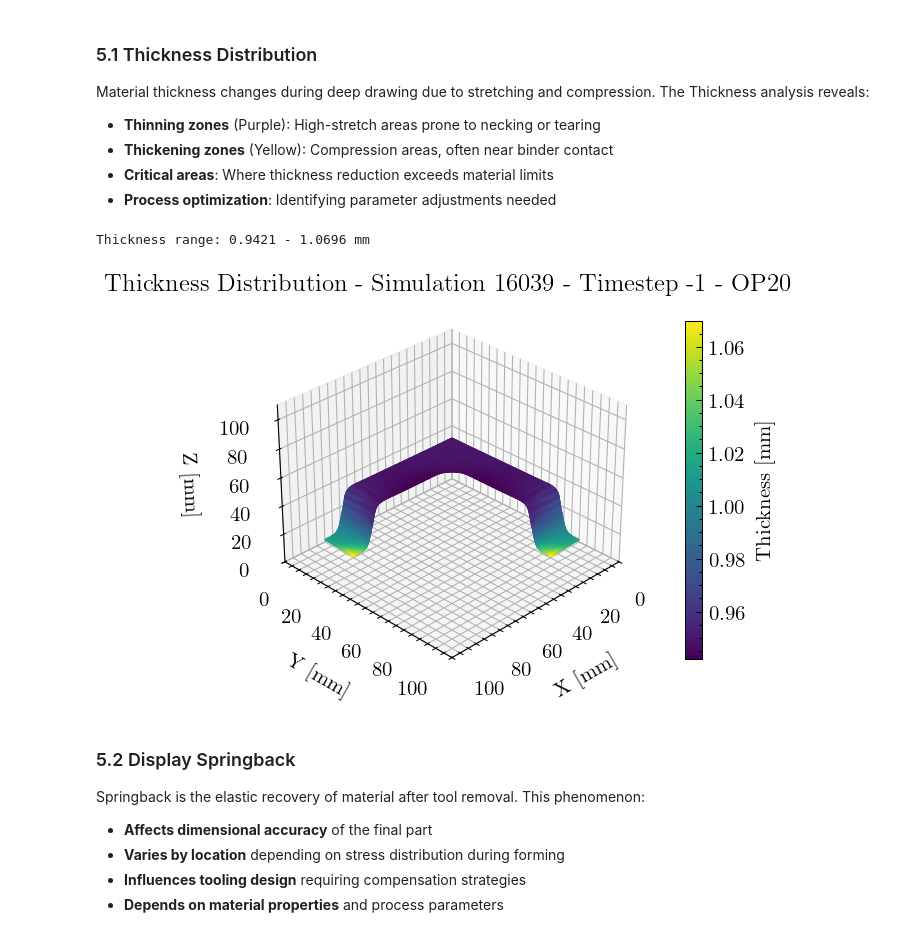
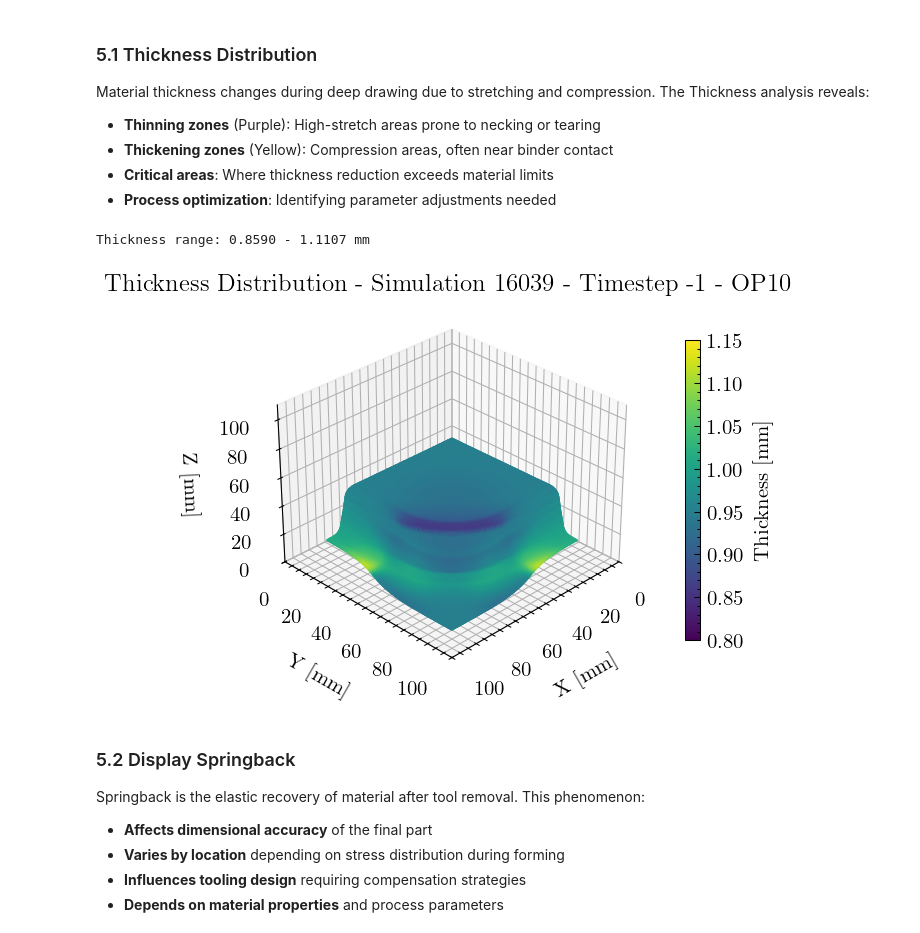
Before and after one commit to BaumSebastian/DDACS, a Jupyter notebook: examples/dataset_demo.ipynb, the cells around one changed output. Drawn from its saved outputs; the diff is of its cells as text; code cells hidden in the pictures.

```diff
--- a/examples/dataset_demo.ipynb
+++ b/examples/dataset_demo.ipynb
@@ -401,7 +403,7 @@ Material thickness changes during deep drawing due to stretching and compression
 # Variables
 THICKNESS_TIMESTEP = -1 # The last time step of the operation.
 COMPONENT = 'blank' # Only blank possible if operation 20 is selected.
-OPERATION = 20 # Can be 10 or 20.
+OPERATION = 10 # Can be 10 or 20.
 
 fig = plt.figure(figsize=FIGURE_SIZE, dpi=FIGURE_DPI)
 ax = fig.add_subplot(111, projection='3d')
@@ -410,38 +412,43 @@ ax = fig.add_subplot(111, projection='3d')
 vertices, triangles = extract_mesh(h5_path, 'blank', timestep=THICKNESS_TIMESTEP, operation=OPERATION)
 thickness = extract_element_thickness(h5_path, timestep=THICKNESS_TIMESTEP, operation=OPERATION)
 faces = vertices[triangles]
 
 # Map element data to triangles
 thickness_per_triangle = np.repeat(thickness, 2)[:len(triangles)]
 print(f"Thickness range: {thickness.min():.4f} - {thickness.max():.4f} mm")
-norm_thickness = (thickness_per_triangle - thickness.min()) / (thickness.max() + 0.00001 - thickness.min())
 
-colors = plt.cm.viridis(norm_thickness)
+# It is recommended to try set this globally. Keeping these values stationary, will result in similar colormaps over different simulations and makes them actually comparable.
+global_thickness_min = 0.8
+global_thickness_max = 1.15
+
+norm = Normalize(vmin=global_thickness_min, vmax=global_thickness_max)
+colors = plt.cm.viridis(norm(thickness_per_triangle))
+
 collection = Poly3DCollection(faces, facecolors=colors, edgecolors=colors, alpha=1)
 
 ax.add_collection3d(collection)
 ax.plot_surface
 
-sm = plt.cm.ScalarMappable(cmap='viridis', norm=plt.Normalize(thickness.min(), thickness.max()))
+sm = plt.cm.ScalarMappable(cmap='viridis', norm=norm)
 cbar = plt.colorbar(sm, ax=ax, shrink=.8)
 cbar.ax.yaxis.set_major_formatter(ticker.FormatStrFormatter('%.2f'))
 cbar.set_label('Thickness [mm]')
 
 ax.set_title(f'Thickness Distribution - Simulation {sim_id} - Timestep {THICKNESS_TIMESTEP} - OP{OPERATION}')
 ax.set_xlabel('X [mm]')
 ax.set_ylabel('Y [mm]')
 ax.set_zlabel('Z [mm]')
 
 ax.set_xlim(AXIS_LIMITS)
 ax.set_ylim(AXIS_LIMITS)
 ax.set_zlim(AXIS_LIMITS)
 ax.view_init(VIEW_ELEVATION, VIEW_AZIMUTH)
 
 plt.tight_layout()
 plt.show()
 # %% [output]
-Thickness range: 0.9421 - 1.0696 mm
+Thickness range: 0.8590 - 1.1107 mm
-[figure, old version]
+[figure, new version]
 # %% [markdown]
 ### 5.2 Display Springback
 Springback is the elastic recovery of material after tool removal. This phenomenon:
```
Also changed, not shown: parts of 5 cells of this notebook.
